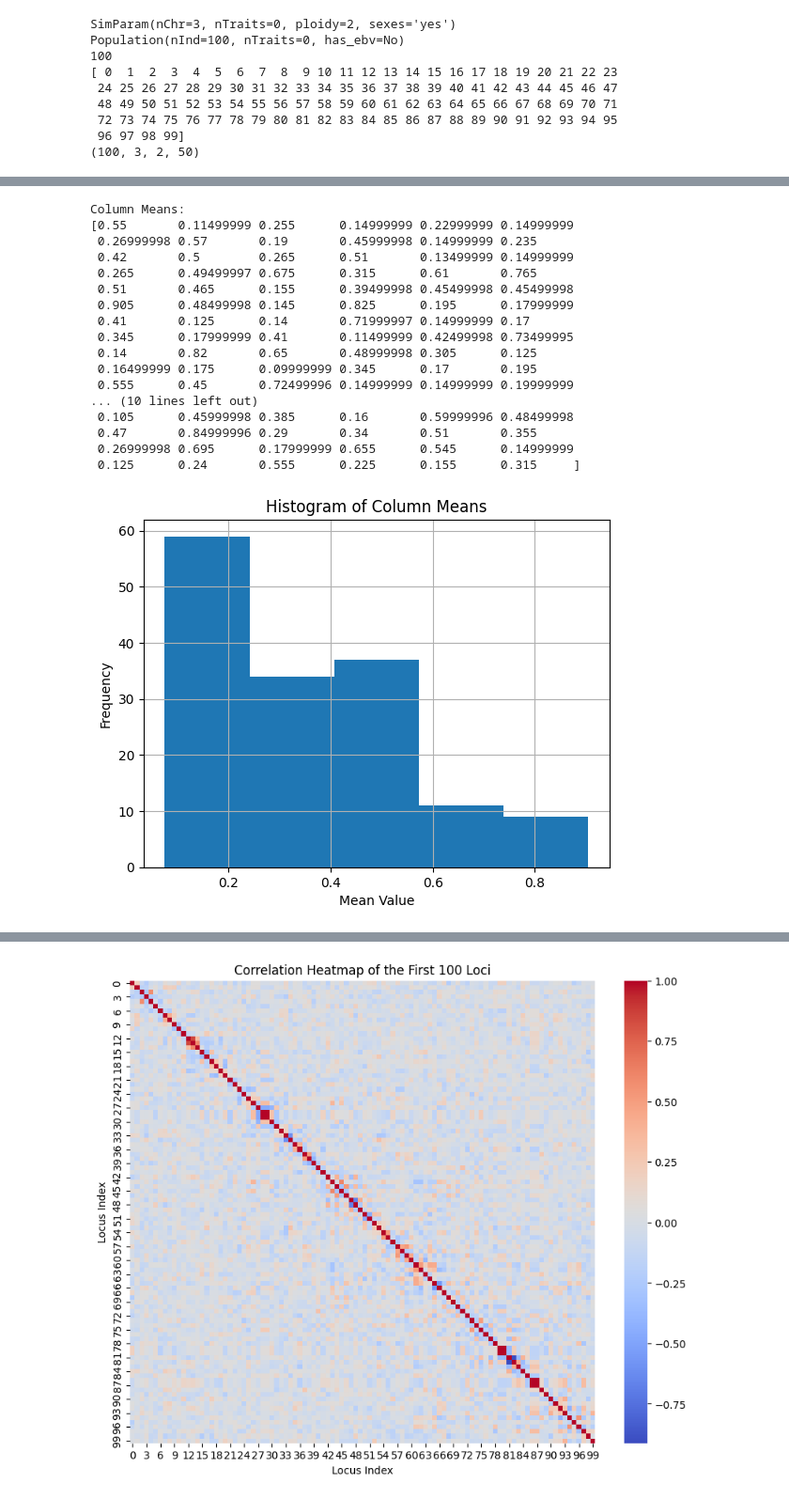
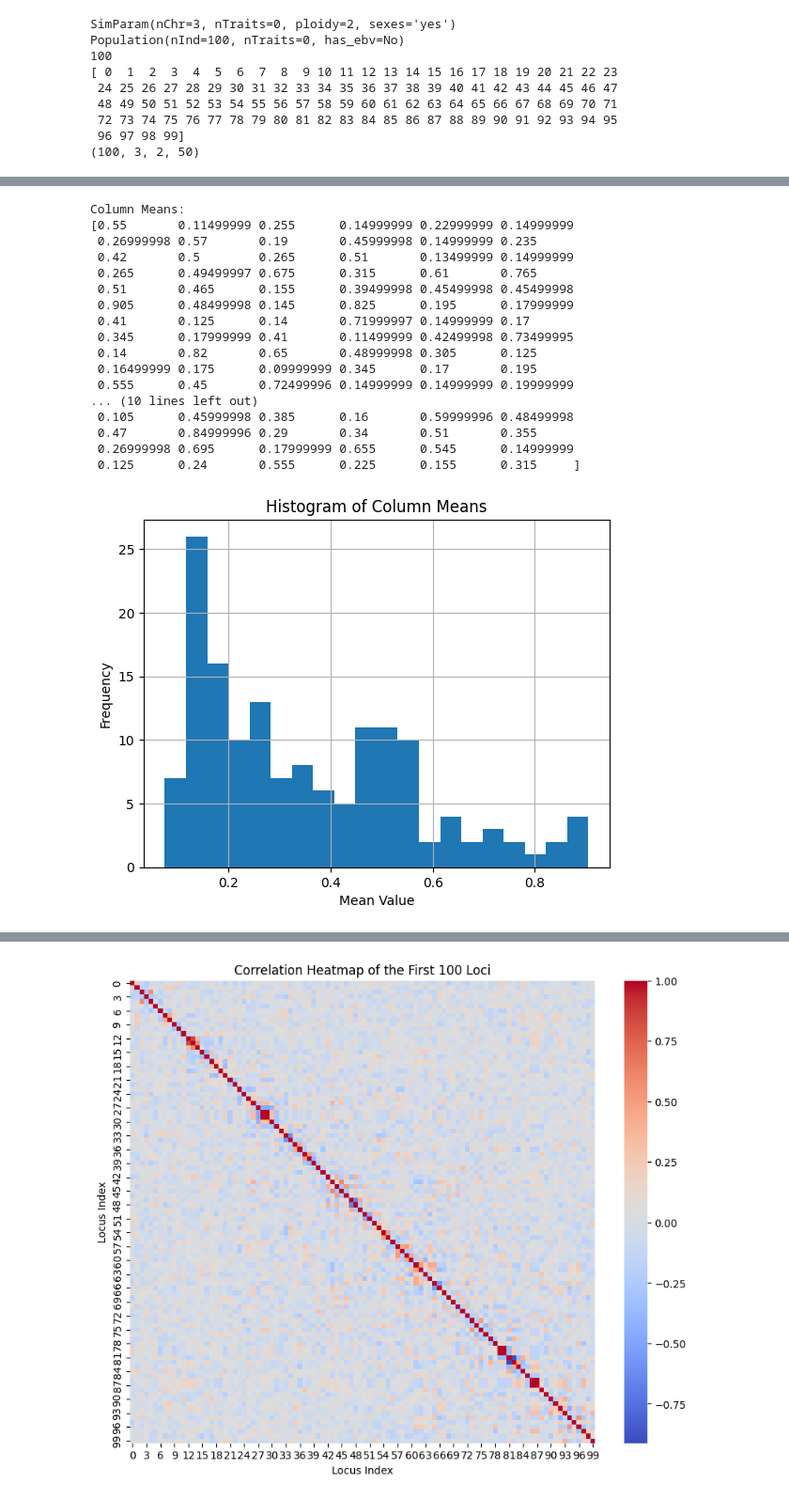
Before and after one commit to cjGO/chewc, a Jupyter notebook: nbs/tutorials/001_simulatingDNA.ipynb, the cells around one changed output, grey strips where cells are left out. Shown at 94% size. Cells and saved outputs as stored; diff of their text form; code cells hidden in the pictures.

```diff
--- a/nbs/tutorials/001_simulatingDNA.ipynb
+++ b/nbs/tutorials/001_simulatingDNA.ipynb
@@ -114,32 +82,33 @@ Correlation matrix (top 5x5 corner):
 import matplotlib.pyplot as plt
 # Calculate the column means
 column_means = np.mean(founder_pop.dosage, axis=0)
 column_means = column_means * .5
 print("Column Means:")
 print(column_means)
 
 # Create a histogram of the column means
-plt.hist(column_means, bins=5)
+plt.hist(column_means, bins=20)
 plt.xlabel('Mean Value')
 plt.ylabel('Frequency')
 plt.title('Histogram of Column Means')
 plt.grid(True)
+plt.show()
 # %% [output]
 Column Means:
 [0.55       0.11499999 0.255      0.14999999 0.22999999 0.14999999
  0.26999998 0.57       0.19       0.45999998 0.14999999 0.235
  0.42       0.5        0.265      0.51       0.13499999 0.14999999
  0.265      0.49499997 0.675      0.315      0.61       0.765
  0.51       0.465      0.155      0.39499998 0.45499998 0.45499998
  0.905      0.48499998 0.145      0.825      0.195      0.17999999
  0.41       0.125      0.14       0.71999997 0.14999999 0.17
  0.345      0.17999999 0.41       0.11499999 0.42499998 0.73499995
  0.14       0.82       0.65       0.48999998 0.305      0.125
  0.16499999 0.175      0.09999999 0.345      0.17       0.195
  0.555      0.45       0.72499996 0.14999999 0.14999999 0.19999999
 ... (10 lines left out)
  0.105      0.45999998 0.385      0.16       0.59999996 0.48499998
  0.47       0.84999996 0.29       0.34       0.51       0.355
  0.26999998 0.695      0.17999999 0.655      0.545      0.14999999
  0.125      0.24       0.555      0.225      0.155      0.315     ]
-[figure, old version]
+[figure, new version]
```
Also changed, not shown: parts of 2 cells of this notebook, 6 other files.
